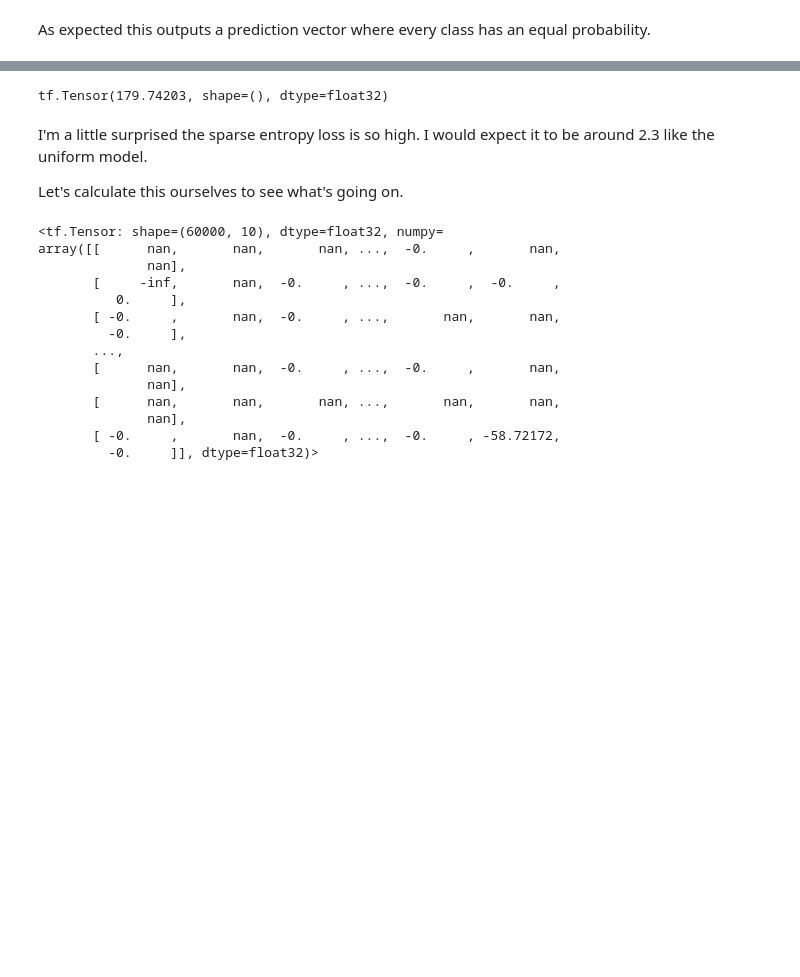
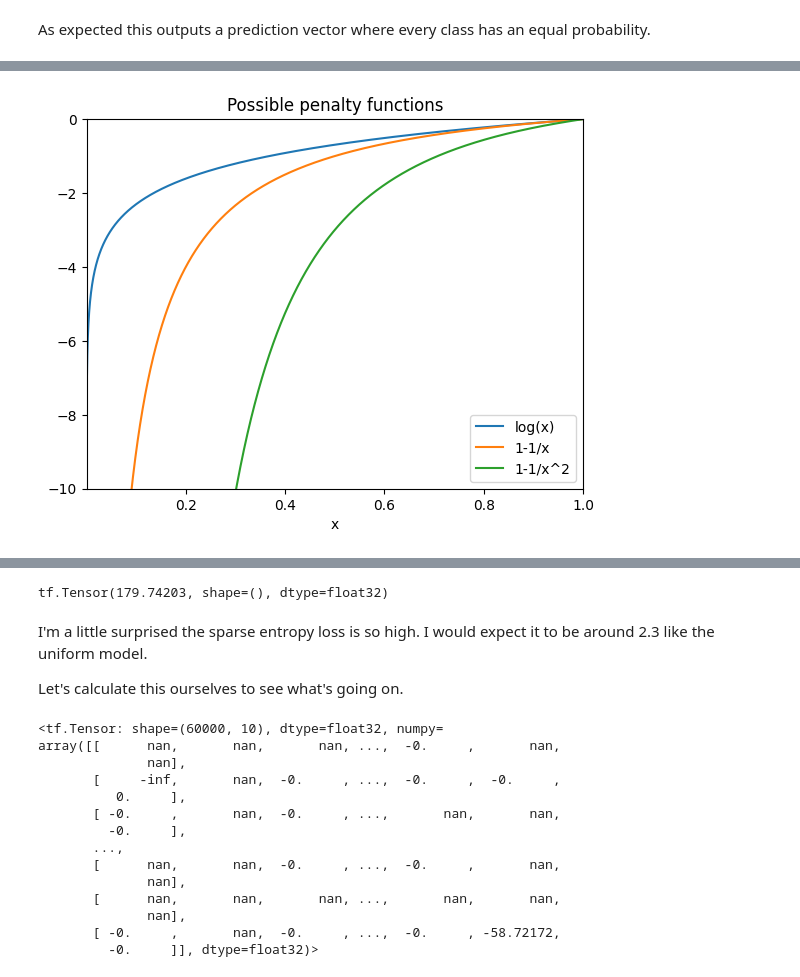
Before and after one commit to JacksonRudd/dl, a Jupyter notebook: mnist/2_training.ipynb, the cells around one changed output, grey strips where cells are left out. Saved outputs shown, nothing was run; the diff lists cells and outputs as text; code cells hidden in the pictures; blank space fills up the shorter version.

```diff
--- a/mnist/2_training.ipynb
+++ b/mnist/2_training.ipynb
@@ -177,0 +222,21 @@ it's 2.3, just as we expected!!
+# %%
+#Make a graph of a log, and of 1/x with matplot lib where the values range from 0 to 1 with a linspace
+
+x_values = np.linspace(0.000001, 1, 10000)  # Use numpy linspace for easier iteration
+log_values = [log(i) for i in x_values]
+inverse_values = [1-1/i for i in x_values]
+sq_inverse_values = [1-1/(i*i) for i in x_values]
+
+plt.plot(x_values, log_values, label='log(x)')
+plt.plot(x_values, inverse_values, label='1-1/x')
+plt.plot(x_values, sq_inverse_values, label='1-1/x^2')
+plt.xlabel('x')
+# plt should show values from -10 to 0
+plt.ylim(-10, 0)
+plt.xlim(0.001, 1)
+plt.legend()
+plt.title('Possible penalty functions')
+
+plt.show()
+# %% [output]
+[figure, added]
```
Also changed, not shown: parts of 41 cells of this notebook.
